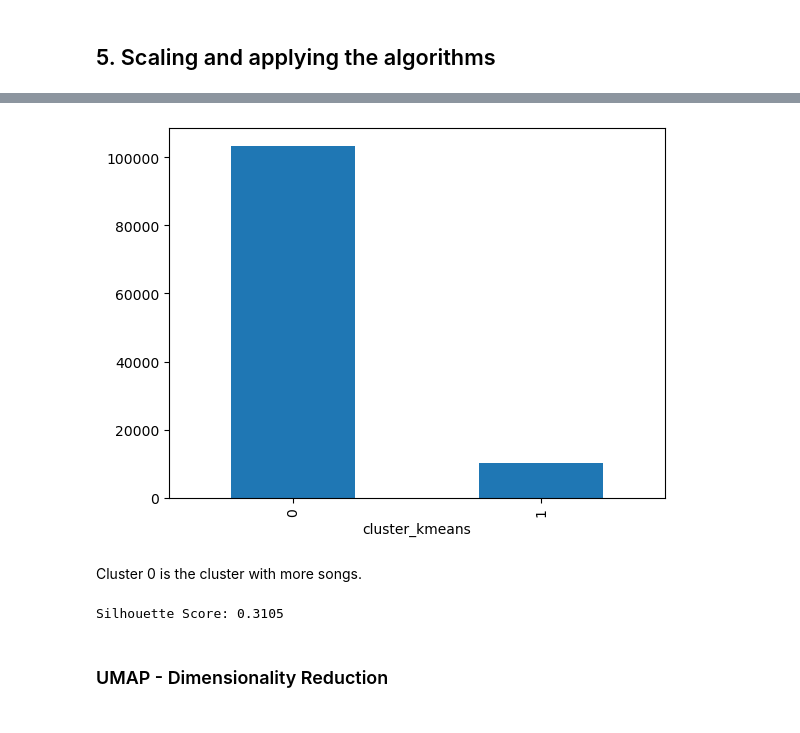
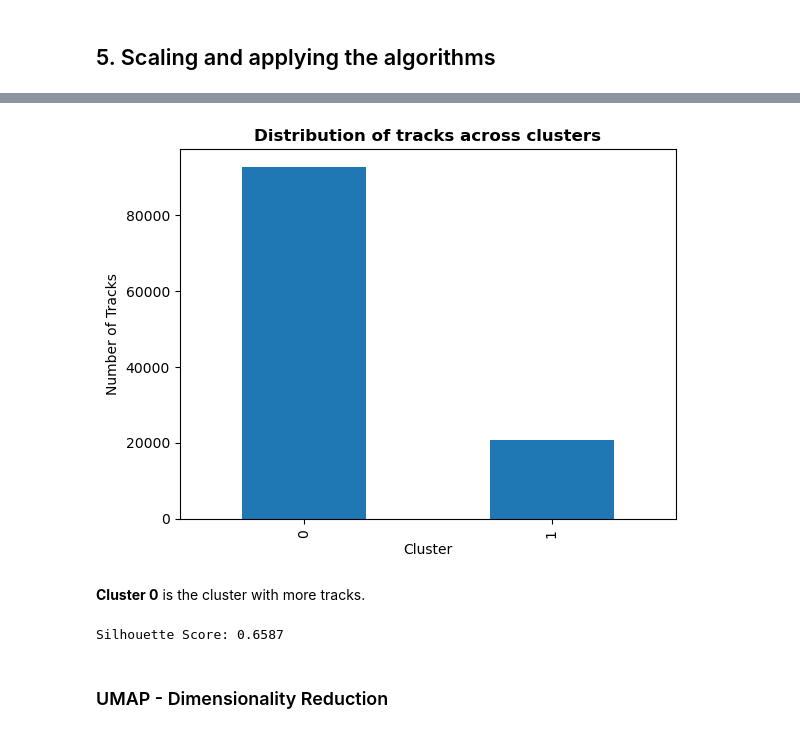
Before and after one commit to iinesclaro/ml2_projects, a Jupyter notebook: spotify_tracks_main.ipynb, the cells around one changed output, grey strips where cells are left out. Saved outputs shown, nothing was run; the diff lists cells and outputs as text; code cells hidden in the pictures.

Commit message:
markdowns, kmeans improvement

```diff
--- a/spotify_tracks_main.ipynb
+++ b/spotify_tracks_main.ipynb
@@ -165,7 +165,7 @@ Conclusions:
 # %% [markdown]
 ## 4. Feature Engineering ##
 # %%
-features = ['popularity', 'danceability', 'energy', 'speechiness',
+features = ['popularity', 'danceability', 'energy',
             'liveness', 'valence', 'tempo']
 
 spotify_clustering = df_spotify[features].copy()
@@ -284,15 +280,18 @@ spotify_clustering.groupby('cluster_kmeans').mean()
 # %%
 spotify_clustering.groupby('cluster_kmeans').size().plot(kind='bar')
+plt.title('Distribution of tracks across clusters', fontweight='bold')
+plt.xlabel('Cluster')
+plt.ylabel('Number of Tracks')
 plt.show()
 # %% [output]
-[figure, old version]
+[figure, new version]
 # %% [markdown]
-Cluster 0 is the cluster with more songs.
+**Cluster 0** is the cluster with more tracks.
 # %%
-silhouette_avg = silhouette_score(spotify_clustering_scaled, spotify_clustering['cluster_kmeans'])
+silhouette_avg = silhouette_score(spotify_clustering_scaled, spotify_clustering['cluster_kmeans']) # calculating silhouette score for the final clustering solution
 print(f"Silhouette Score: {silhouette_avg:.4f}")
 # %% [output]
-Silhouette Score: 0.3105
+Silhouette Score: 0.6587
 # %% [markdown]
 ### UMAP - Dimensionality Reduction
 # %%
```
Also changed, not shown: parts of 7 cells of this notebook, 1 other file.
